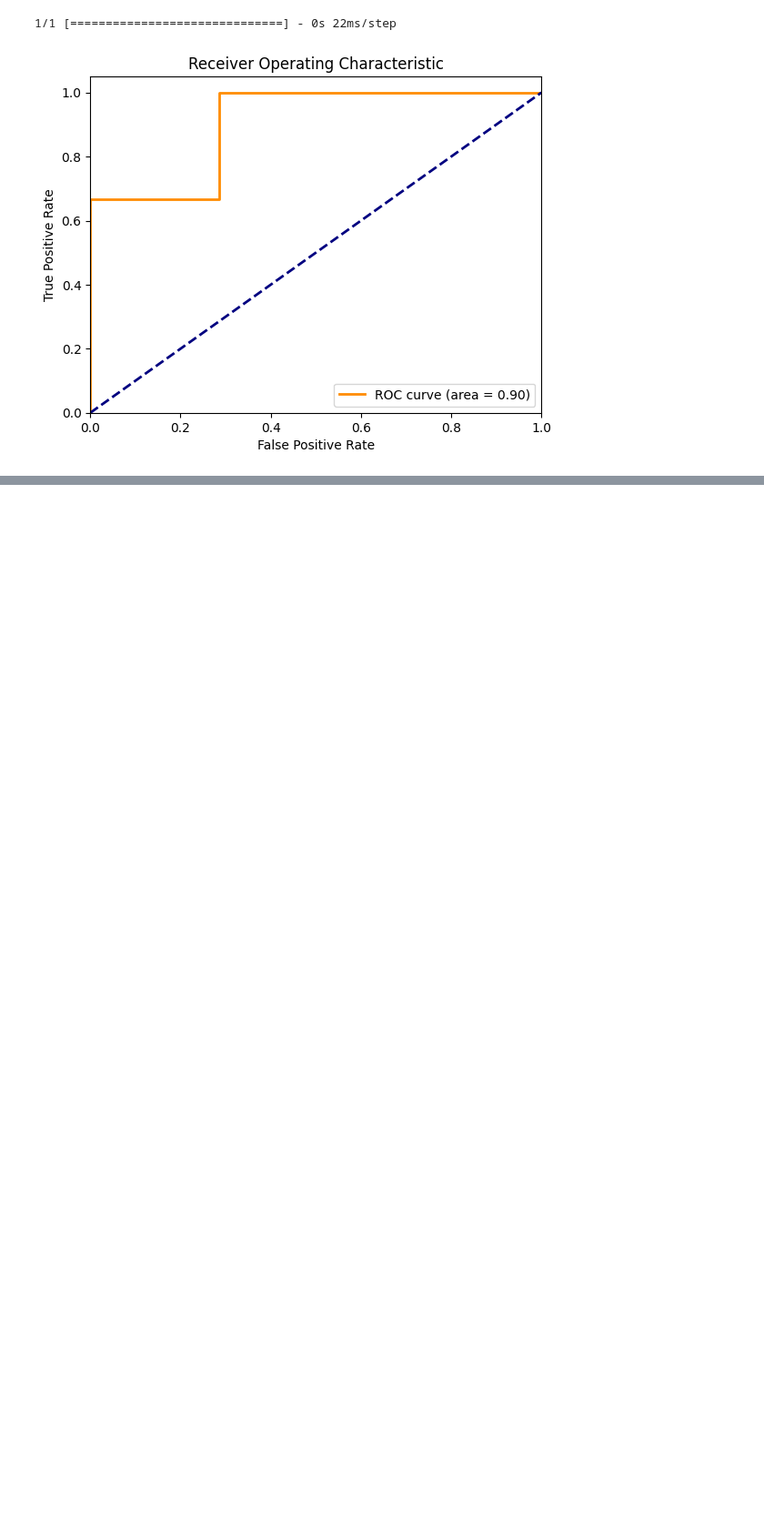
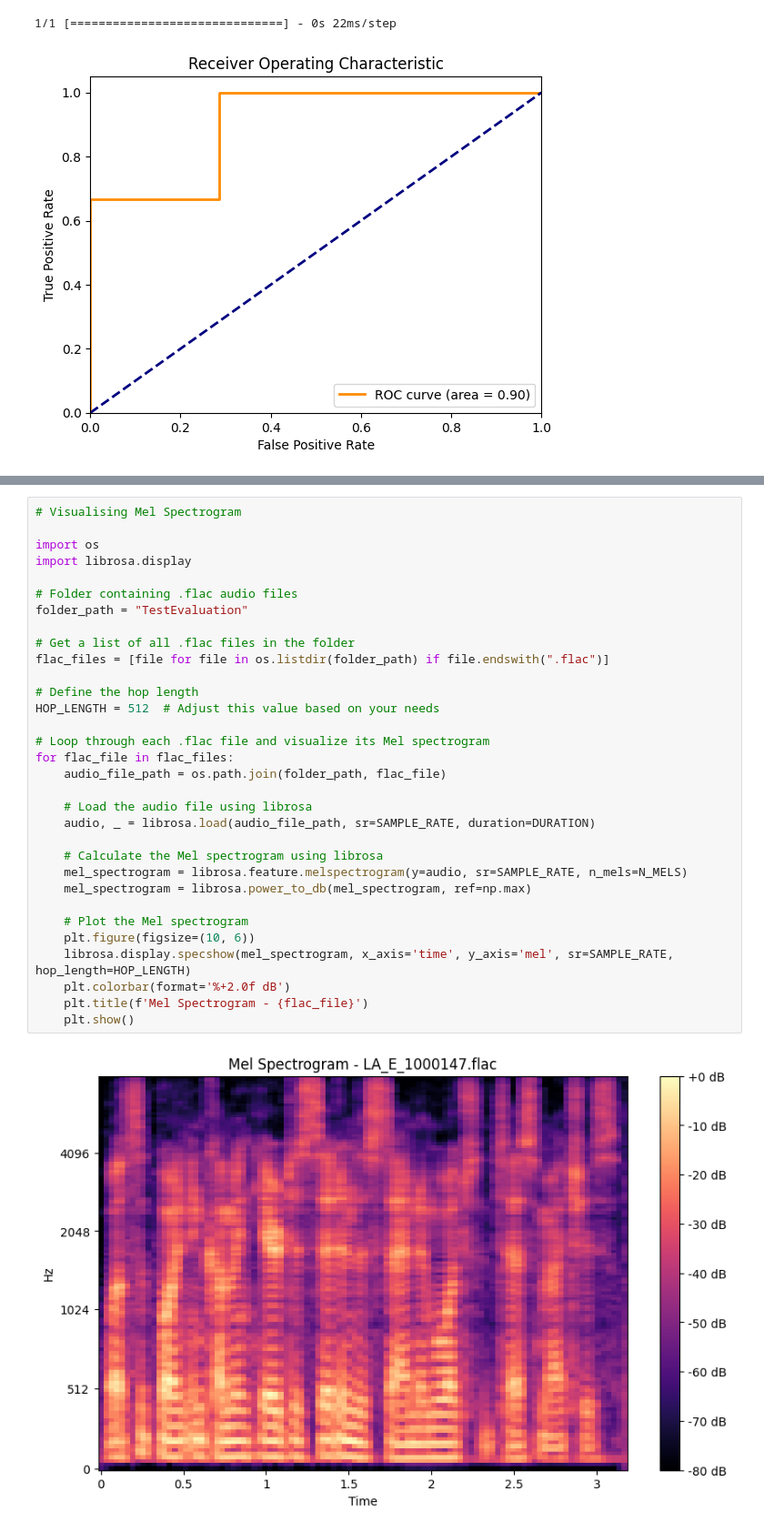
Before and after one commit to sksmta/audio-deepfake-detection, a Jupyter notebook: main.ipynb, the cells around one changed output, grey strips where cells are left out. Shown at 91% size. Cells and saved outputs as stored; diff of their text form; blank space fills up the shorter version.

Commit message:
feat: PRC + CC + Class dist + Specshow

```diff
--- a/main.ipynb
+++ b/main.ipynb
@@ -265,0 +320,34 @@ plt.show()
+# %%
+# Visualising Mel Spectrogram
+
+import os
+import librosa.display
+
+# Folder containing .flac audio files
+folder_path = "TestEvaluation"
+
+# Get a list of all .flac files in the folder
+flac_files = [file for file in os.listdir(folder_path) if file.endswith(".flac")]
+
+# Define the hop length
+HOP_LENGTH = 512  # Adjust this value based on your needs
+
+# Loop through each .flac file and visualize its Mel spectrogram
+for flac_file in flac_files:
+    audio_file_path = os.path.join(folder_path, flac_file)
+
+    # Load the audio file using librosa
+    audio, _ = librosa.load(audio_file_path, sr=SAMPLE_RATE, duration=DURATION)
+
+    # Calculate the Mel spectrogram using librosa
+    mel_spectrogram = librosa.feature.melspectrogram(y=audio, sr=SAMPLE_RATE, n_mels=N_MELS)
+    mel_spectrogram = librosa.power_to_db(mel_spectrogram, ref=np.max)
+
+    # Plot the Mel spectrogram
+    plt.figure(figsize=(10, 6))
+    librosa.display.specshow(mel_spectrogram, x_axis='time', y_axis='mel', sr=SAMPLE_RATE, hop_length=HOP_LENGTH)
+    plt.colorbar(format='%+2.0f dB')
+    plt.title(f'Mel Spectrogram - {flac_file}')
+    plt.show()
+# %% [output]
+[figure, added]
```
Also changed, not shown: parts of 9 cells of this notebook.
